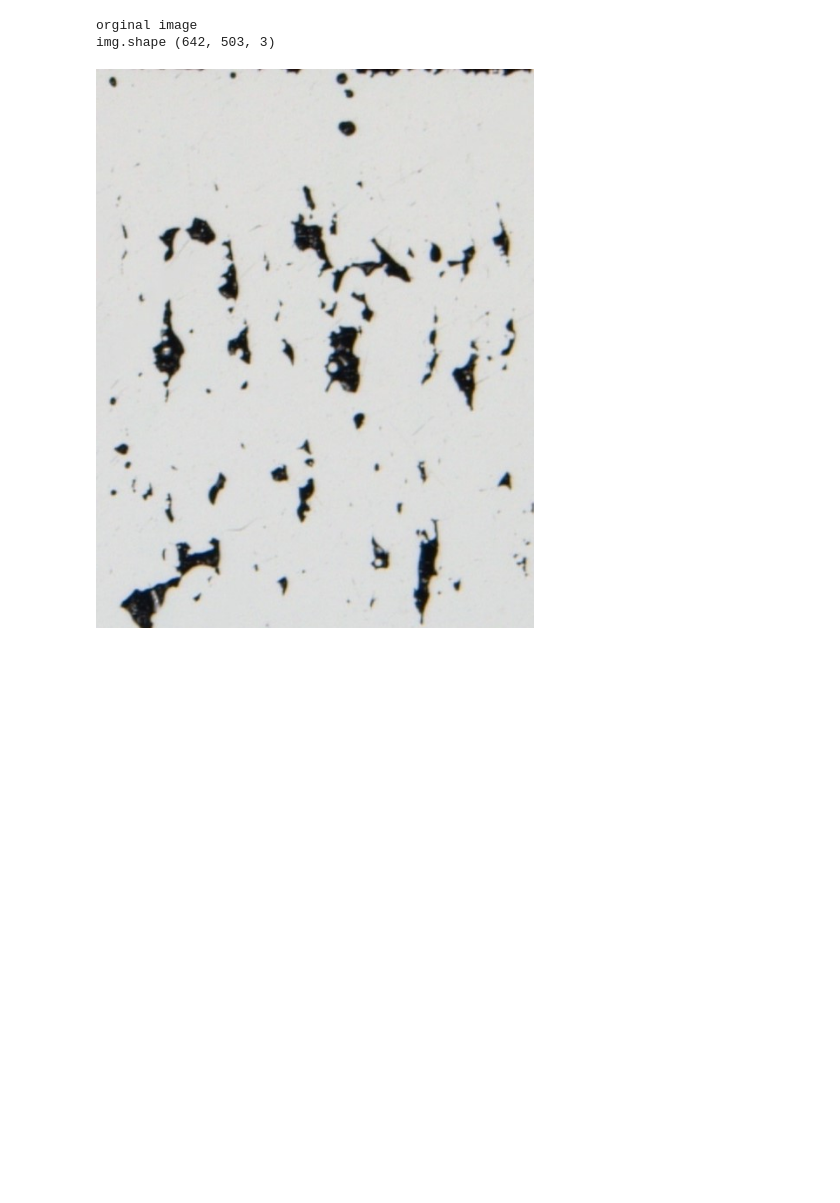
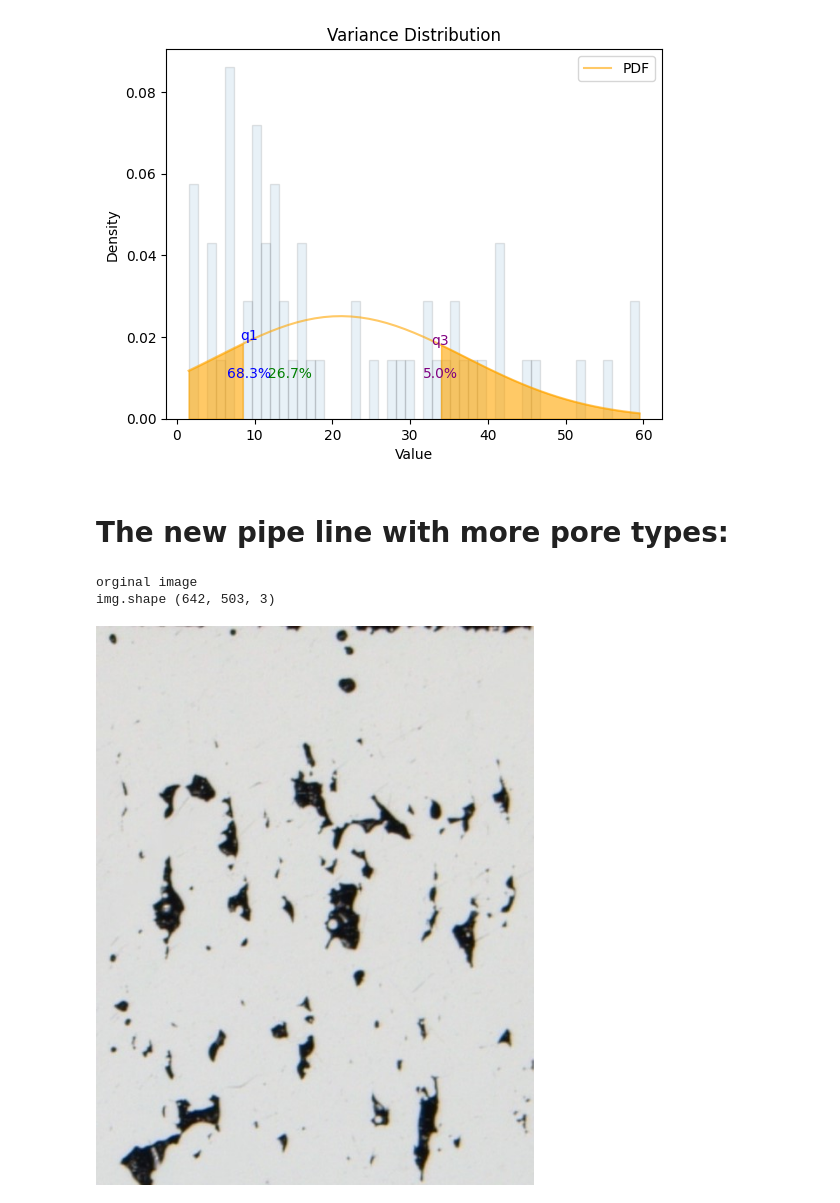
Before and after one commit to saharmahdie/PORTAL_code, a Jupyter notebook: pixels_seg_ML_to_predict_different_pores.ipynb, the cells around one changed output. Drawn from its saved outputs; the diff is of its cells as text; code cells hidden in the pictures; blank space fills up the shorter version.

```diff
--- a/pixels_seg_ML_to_predict_different_pores.ipynb
+++ b/pixels_seg_ML_to_predict_different_pores.ipynb
@@ -9,0 +344,51 @@
+# %%
+##https://stackoverflow.com/questions/49630427/how-to-plot-normal-distribution-with-percentage-of-data-as-label-in-each-band-bi
+##https://stackoverflow.com/questions/10138085/how-to-plot-normal-distribution
+import numpy as np
+import scipy.stats as stats
+import matplotlib.pyplot as plt
+
+# dummy data
+s = np.array([12.5,23.5,28.0,11.0,36.0,2.0,23.5,59.5,38.5,35.5,10.0,10.5,4.0,10.0,7.0,16.5,12.5,14.0,10.0,17.0,41.5,15.5,7.0,37.0,7.0,4.0,8.5,51.5,32.5,59.0,56.0,12.5,15.0,35.0,29.0,32.0,11.0,6.0,41.5,7.0,1.5,33.5,46.5,4.0,11.0,25.0,39.5,10.0,9.5,16.0,44.5,12.5,29.5,41.0,2.0,13.5,2.0,18.0,7.0,7.0])
+mu = np.mean(s)
+sigma = np.std(s)
+n_bins = 50
+# histogram
+n, bins, patches = plt.hist(s, bins=n_bins, density=True, alpha=0.1, edgecolor='black')
+plt.xlabel('Value')
+plt.ylabel('Density')
+plt.title('Histogram')
+
+# probability density function
+pdf = stats.norm.pdf(bins, mu, sigma)
+plt.plot(bins, pdf, color='orange', alpha=0.6, label='PDF')
+
+# to ensure pdf and bins line up to use fill_between.
+median, q1, q3 = np.percentile(s, 50), np.percentile(s, 25), np.percentile(s, 75)
+bins_1 = bins[(bins >= q1 - 1.5 * (q3 - q1)) & (bins <= q1)]
+bins_2 = bins[(bins <= q3 + 1.5 * (q3 - q1)) & (bins >= q3)]
+pdf_1 = stats.norm.pdf(bins_1, mu, sigma)
+pdf_2 = stats.norm.pdf(bins_2, mu, sigma)
+
+# fill from Q1-1.5*IQR to Q1 and Q3 to Q3+1.5*IQR
+plt.fill_between(bins_1, pdf_1, 0, alpha=0.6, color='orange')
+plt.fill_between(bins_2, pdf_2, 0, alpha=0.6, color='orange')
+
+# Calculate cumulative percentage within 1st, 2nd, and 3rd standard deviations from the mean
+within_1std = np.sum(np.abs(s - mu) <= sigma) / len(s) * 100
+within_2std = np.sum(np.abs(s - mu) <= 2 * sigma) / len(s) * 100
+within_3std = np.sum(np.abs(s - mu) <= 3 * sigma) / len(s) * 100
+
+# add text to the graph
+plt.annotate("{:.1f}%".format(within_1std), xy=(q1, 0), xytext=(q1, 0.01), ha='center', fontsize=10, color='blue')
+plt.annotate("{:.1f}%".format(within_2std - within_1std), xy=(median, 0), xytext=(median, 0.01), ha='center', fontsize=10, color='green')
+plt.annotate("{:.1f}%".format(within_3std - within_2std), xy=(q3, 0), xytext=(q3, 0.01), ha='center', fontsize=10, color='purple')
+plt.annotate('q1', xy=(q1, pdf[np.abs(bins - q1).argmin()]), ha='center', fontsize=10, color='blue')
+plt.annotate('q3', xy=(q3, pdf[np.abs(bins - q3).argmin()]), ha='center', fontsize=10, color='purple')
+
+plt.title('Variance Distribution')
+plt.legend(['PDF'])
+
+plt.show()
+# %% [output]
+[figure, added]
@@ -10,3 +415,5 @@
+# %% [markdown]
+# The new pipe line with more pore types:
 # %%
 ## load the training image
 from skimage.io import imread, imshow
```
Also changed, not shown: parts of 18 cells of this notebook.
